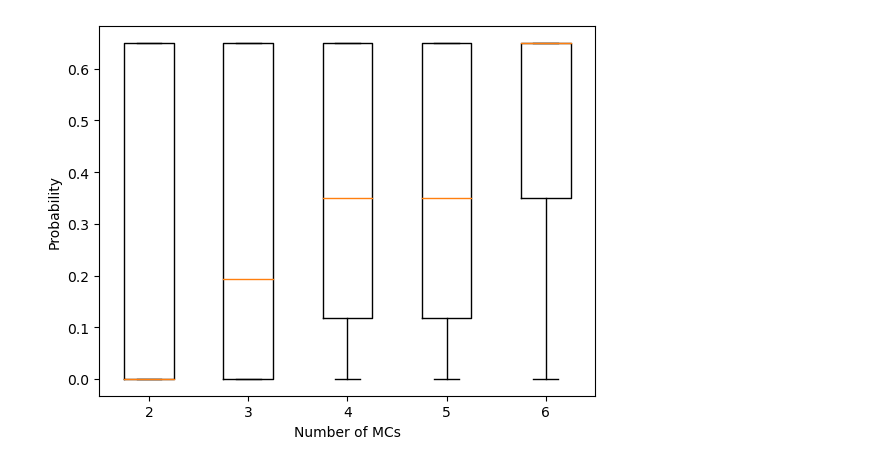
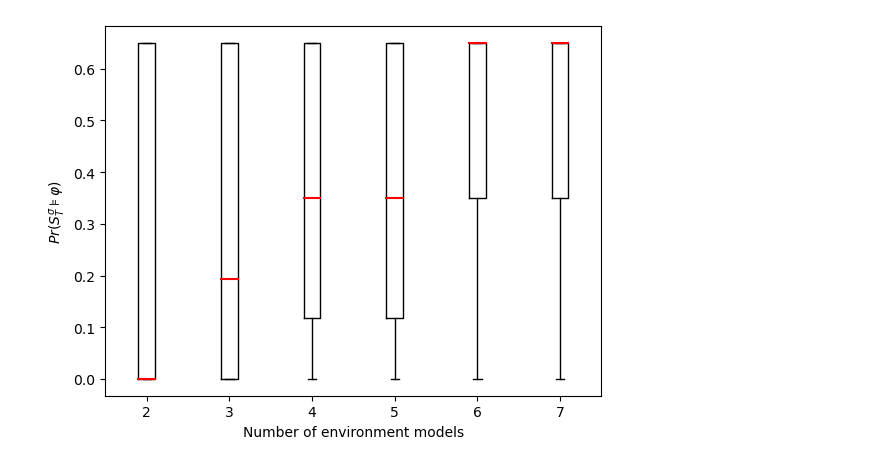
Before and after one commit to rayhanul/Autonomous_system, a Jupyter notebook: plot.ipynb, the cells around one changed output. Saved outputs shown, nothing was run; the diff lists cells and outputs as text; code cells hidden in the pictures.

```diff
--- a/plot.ipynb
+++ b/plot.ipynb
@@ -54,10 +56,10 @@ mc_6=[0.6499999999999986, 0.34999999999999887, 0.6499999999999977, 0.11374999999
 # %%
-data=[mc_2, mc_3, mc_4, mc_5, mc_6]
+data=[mc_2, mc_3, mc_4, mc_5, mc_6, mc_7]
 # %%
-plt.boxplot(data, labels=['2', '3', '4', '5', '6'])
-
-plt.xlabel('Number of MCs')
-plt.ylabel('Probability')
+plt.boxplot(data, labels=['2', '3', '4', '5', '6', '7'], widths=0.2, medianprops = dict(color = "red", linewidth = 1.5))
+# plt.ylim(0,1)
+plt.xlabel('Number of environment models')
+plt.ylabel(r'$Pr(S_T^\sigma \models \varphi)$')
 plt.show()
 # %% [output]
-[figure, old version]
+[figure, new version]
```
Also changed, not shown: parts of 3 cells of this notebook, 1 other file.
